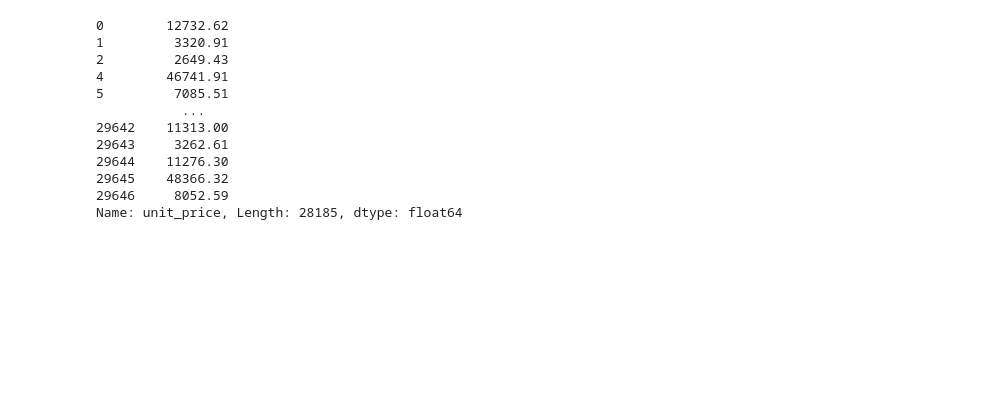
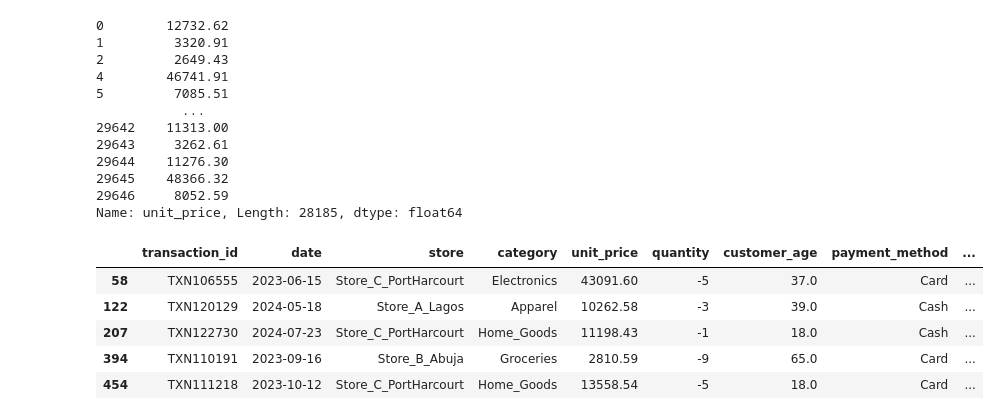
Before and after one commit to Ogidi-Peter/Retailpulse, a Jupyter notebook: notebook/Sales.ipynb, the cells around one changed output. Saved outputs shown, nothing was run; the diff lists cells and outputs as text; code cells hidden in the pictures; blank space fills up the shorter version.

```diff
--- a/notebook/Sales.ipynb
+++ b/notebook/Sales.ipynb
@@ -209,3 +209,14 @@ R_sales['unit_price']
 Name: unit_price, Length: 28185, dtype: float64
 # %%
 R_sales = R_sales.drop_duplicates(keep='first')
+# %%
+R_sales['returns'] =np.where(R_sales['quantity'] < 0, 'Return','Sales')
+# %%
+R_sales.query('returns == "Return"').head(5)
+# %% [output]
+|  | transaction_id | date | store | category | unit_price | quantity | customer_age | payment_method | ... |
+| 58 | TXN106555 | 2023-06-15 | Store_C_PortHarcourt | Electronics | 43091.60 | -5 | 37.0 | Card | ... |
+| 122 | TXN120129 | 2024-05-18 | Store_A_Lagos | Apparel | 10262.58 | -3 | 39.0 | Cash | ... |
+| 207 | TXN122730 | 2024-07-23 | Store_C_PortHarcourt | Home_Goods | 11198.43 | -1 | 18.0 | Cash | ... |
+| 394 | TXN110191 | 2023-09-16 | Store_B_Abuja | Groceries | 2810.59 | -9 | 65.0 | Card | ... |
+| 454 | TXN111218 | 2023-10-12 | Store_C_PortHarcourt | Home_Goods | 13558.54 | -5 | 18.0 | Card | ... |
```
